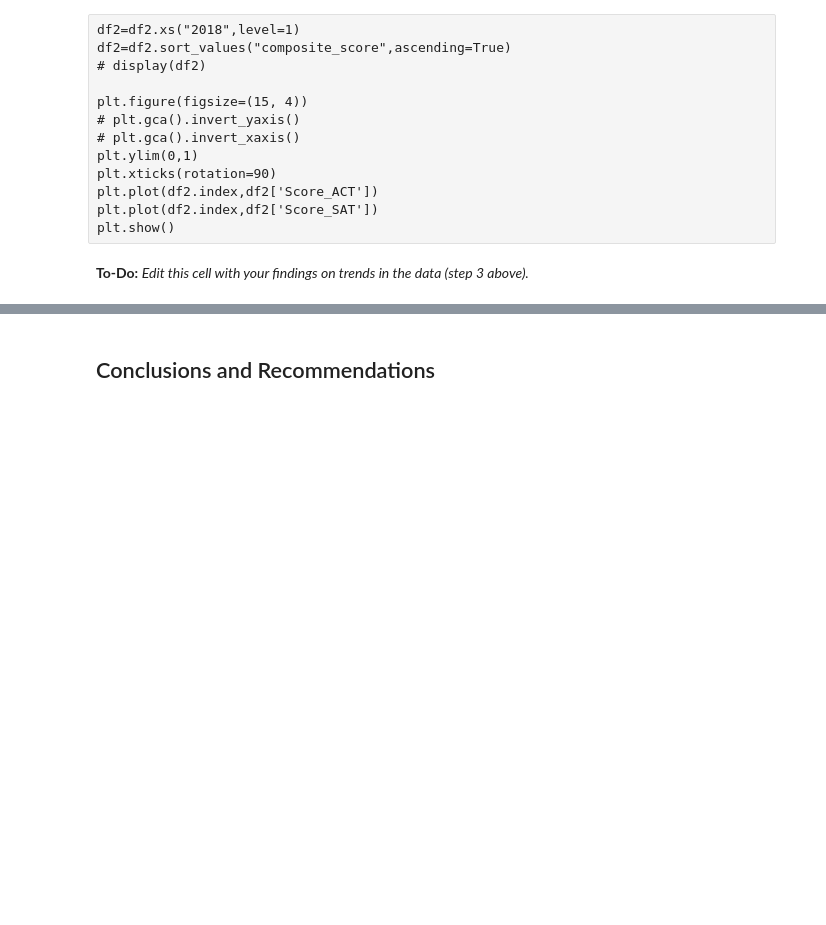
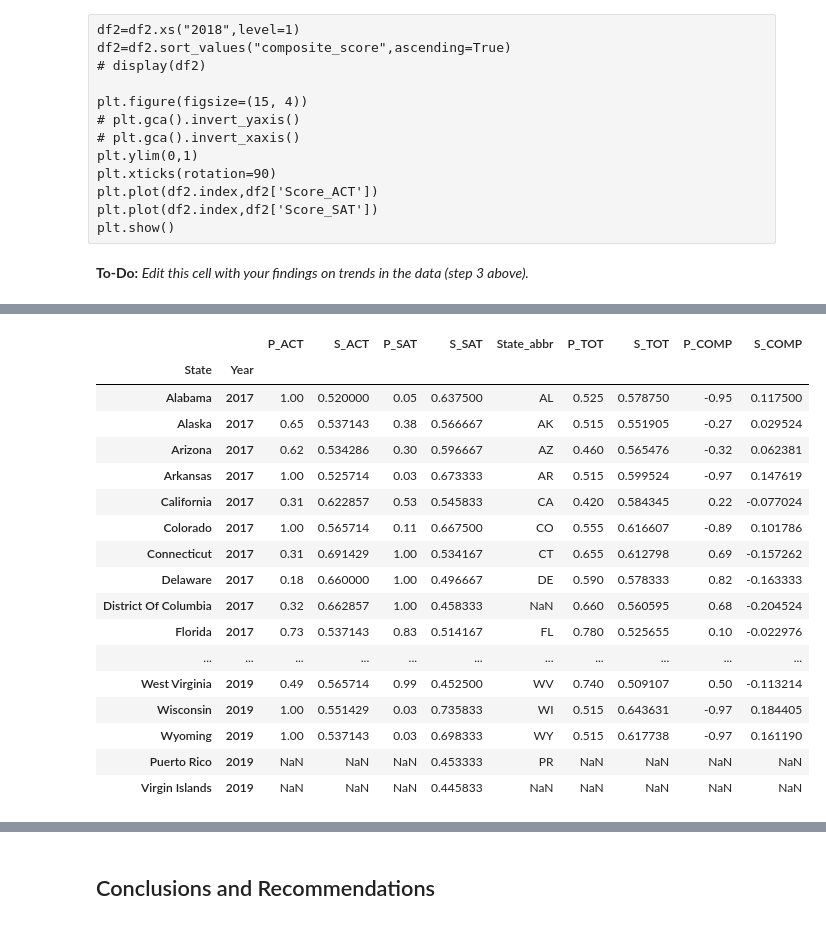
Before and after one commit to garyfoohw/GA_DSIF_project_1, a Jupyter notebook: code/starter-code.ipynb, the cells around one changed output, grey strips where cells are left out. Cells and saved outputs as stored; diff of their text form; code cells hidden in the pictures; blank space fills up the shorter version.

```diff
--- a/code/starter-code.ipynb
+++ b/code/starter-code.ipynb
@@ -534,0 +696,21 @@ Here are some prompts to get you started with visualizations. Feel free to add a
+# %%
+df
+# %% [output]
+|  |  | P_ACT | S_ACT | P_SAT | S_SAT | State_abbr | P_TOT | S_TOT | P_COMP | S_COMP |
+| State | Year |  |  |  |  |  |  |  |  |  |
+| Alabama | 2017 | 1.00 | 0.520000 | 0.05 | 0.637500 | AL | 0.525 | 0.578750 | -0.95 | 0.117500 |
+| Alaska | 2017 | 0.65 | 0.537143 | 0.38 | 0.566667 | AK | 0.515 | 0.551905 | -0.27 | 0.029524 |
+| Arizona | 2017 | 0.62 | 0.534286 | 0.30 | 0.596667 | AZ | 0.460 | 0.565476 | -0.32 | 0.062381 |
+| Arkansas | 2017 | 1.00 | 0.525714 | 0.03 | 0.673333 | AR | 0.515 | 0.599524 | -0.97 | 0.147619 |
+| California | 2017 | 0.31 | 0.622857 | 0.53 | 0.545833 | CA | 0.420 | 0.584345 | 0.22 | -0.077024 |
+| Colorado | 2017 | 1.00 | 0.565714 | 0.11 | 0.667500 | CO | 0.555 | 0.616607 | -0.89 | 0.101786 |
+| Connecticut | 2017 | 0.31 | 0.691429 | 1.00 | 0.534167 | CT | 0.655 | 0.612798 | 0.69 | -0.157262 |
+| Delaware | 2017 | 0.18 | 0.660000 | 1.00 | 0.496667 | DE | 0.590 | 0.578333 | 0.82 | -0.163333 |
+| District Of Columbia | 2017 | 0.32 | 0.662857 | 1.00 | 0.458333 | NaN | 0.660 | 0.560595 | 0.68 | -0.204524 |
+| Florida | 2017 | 0.73 | 0.537143 | 0.83 | 0.514167 | FL | 0.780 | 0.525655 | 0.10 | -0.022976 |
+| ... | ... | ... | ... | ... | ... | ... | ... | ... | ... | ... |
+| West Virginia | 2019 | 0.49 | 0.565714 | 0.99 | 0.452500 | WV | 0.740 | 0.509107 | 0.50 | -0.113214 |
+| Wisconsin | 2019 | 1.00 | 0.551429 | 0.03 | 0.735833 | WI | 0.515 | 0.643631 | -0.97 | 0.184405 |
+| Wyoming | 2019 | 1.00 | 0.537143 | 0.03 | 0.698333 | WY | 0.515 | 0.617738 | -0.97 | 0.161190 |
+| Puerto Rico | 2019 | NaN | NaN | NaN | 0.453333 | PR | NaN | NaN | NaN | NaN |
+| Virgin Islands | 2019 | NaN | NaN | NaN | 0.445833 | NaN | NaN | NaN | NaN | NaN |
```
Also changed, not shown: parts of 37 cells of this notebook.
